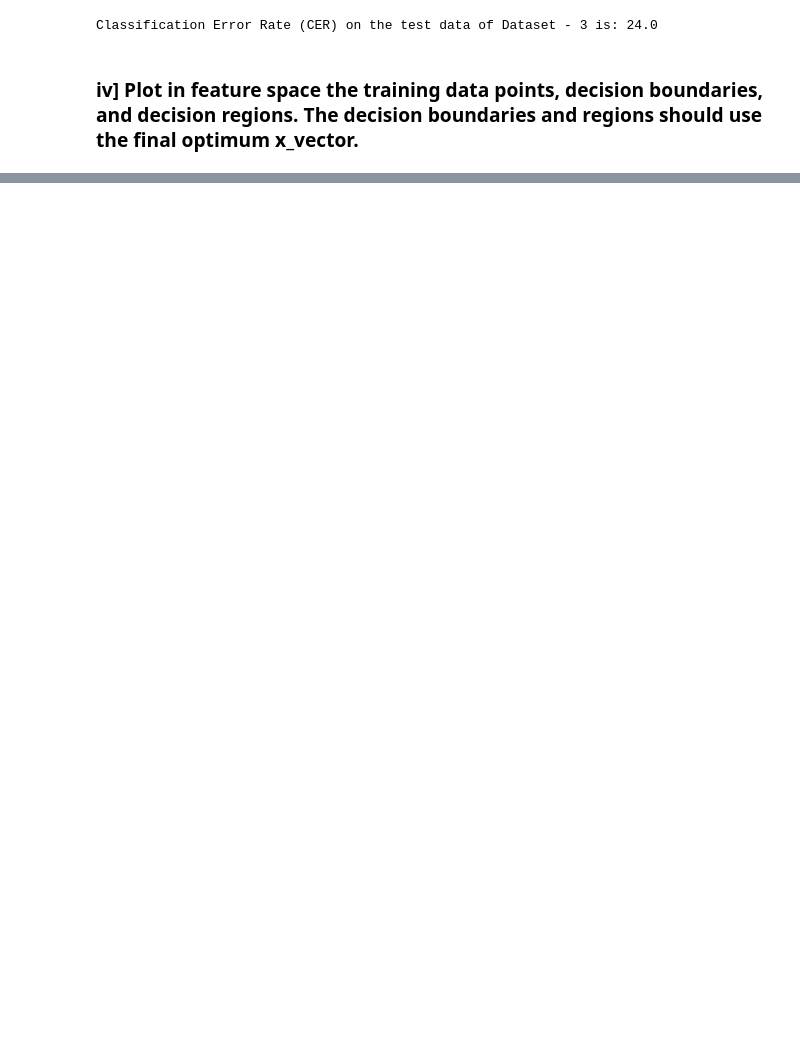
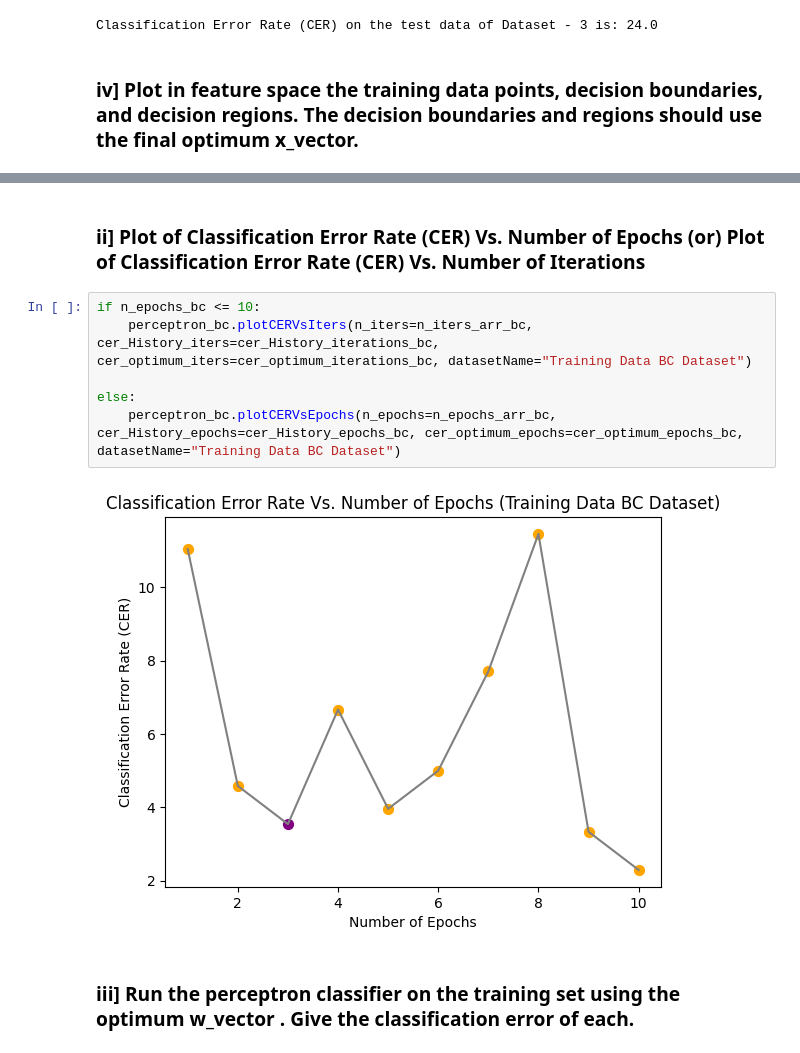
Before and after one commit to SudeshKumarSK/ee559-mlOne, a Jupyter notebook: HW-3/homeworkThree_Stochastic_GD_V1.ipynb, the cells around one changed output, grey strips where cells are left out. Drawn from its saved outputs; the diff is of its cells as text; blank space fills up the shorter version.

```diff
--- a/HW-3/homeworkThree_Stochastic_GD.ipynb
+++ b/HW-3/homeworkThree_Stochastic_GD_V1.ipynb
@@ -439,0 +521,12 @@ perceptron_3.plotDecisionBoundary(np.hstack((X_train_3, T_train_changed_3.reshap
+# %% [markdown]
+### ii] Plot of Classification Error Rate (CER) Vs. Number of Epochs (or) Plot of Classification Error Rate (CER) Vs. Number of Iterations
+# %%
+if n_epochs_bc <= 10:
+    perceptron_bc.plotCERVsIters(n_iters=n_iters_arr_bc, cer_History_iters=cer_History_iterations_bc, cer_optimum_iters=cer_optimum_iterations_bc, datasetName="Training Data BC Dataset")
+
+else:
+    perceptron_bc.plotCERVsEpochs(n_epochs=n_epochs_arr_bc, cer_History_epochs=cer_History_epochs_bc, cer_optimum_epochs=cer_optimum_epochs_bc, datasetName="Training Data BC Dataset")
+# %% [output]
+[figure, added]
+# %% [markdown]
+### iii] Run the perceptron classifier on the training set using the optimum w_vector . Give the classification error of each.
```
Also changed, not shown: parts of 33 cells of this notebook.
